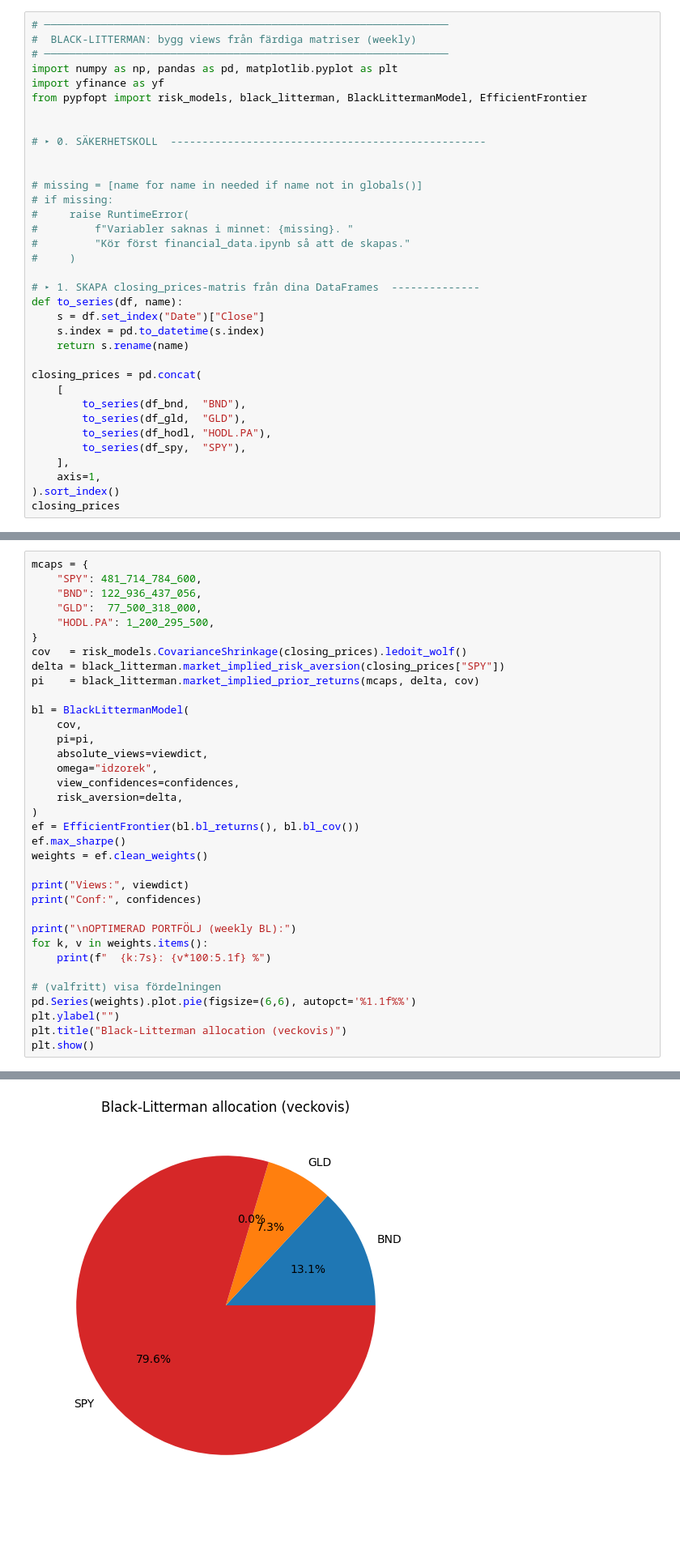
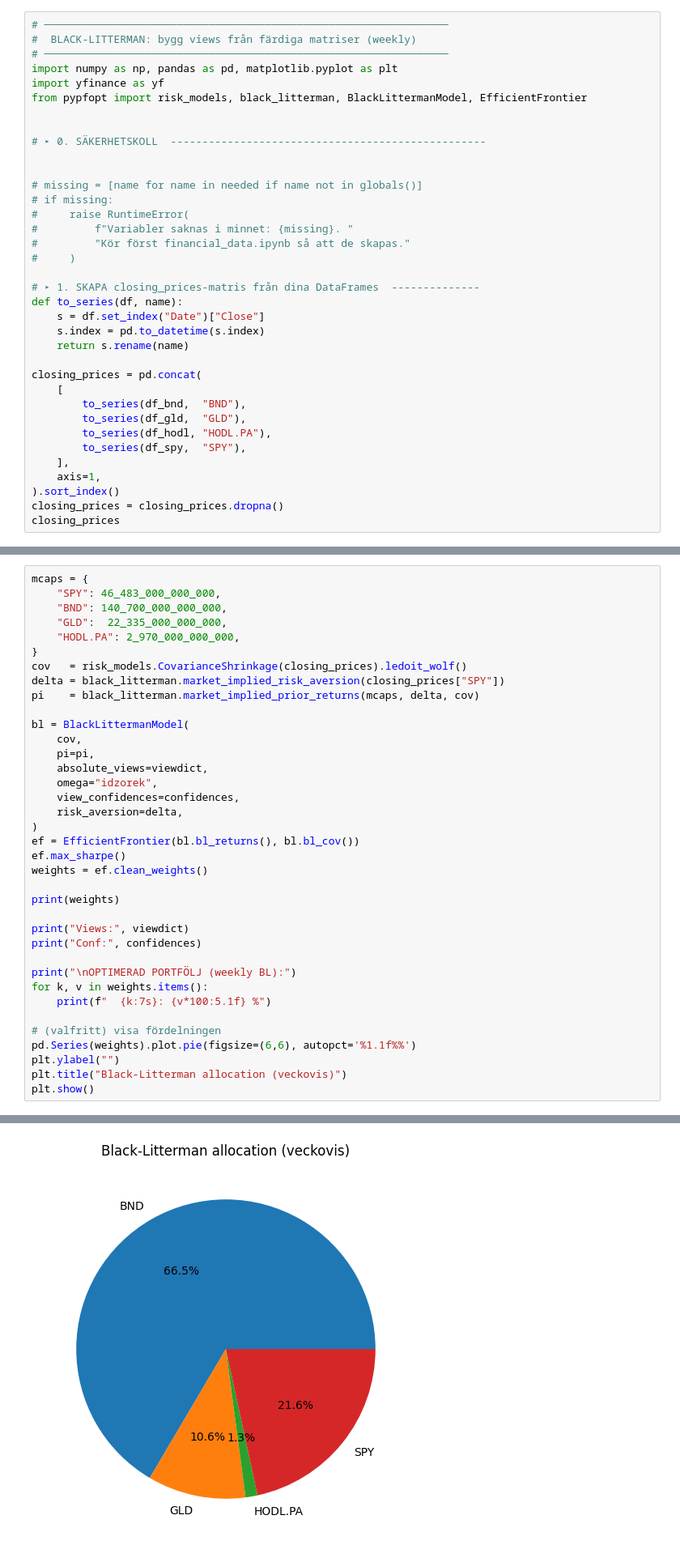
Before and after one commit to AlexanderJarvheden/PortfolioManagement-ML, a Jupyter notebook: bl2.ipynb, the cells around one changed output, grey strips where cells are left out. Shown at 81% size. Saved outputs shown, nothing was run; the diff lists cells and outputs as text; blank space fills up the shorter version.

```diff
--- a/bl2.ipynb
+++ b/bl2.ipynb
@@ -62,6 +62,7 @@ closing_prices = pd.concat(
     ],
     axis=1,
 ).sort_index()
+closing_prices = closing_prices.dropna()
 closing_prices
 # %% [output]
 |  | BND | GLD | HODL.PA | SPY |
@@ -81,9 +82,9 @@ closing_prices
 # %%
 mcaps = {
-    "SPY": 481_714_784_600,
-    "BND": 122_936_437_056,
-    "GLD":  77_500_318_000,
-    "HODL.PA": 1_200_295_500,
+    "SPY": 46_483_000_000_000,
+    "BND": 140_700_000_000_000,
+    "GLD":  22_335_000_000_000,
+    "HODL.PA": 2_970_000_000_000,
 }
 cov   = risk_models.CovarianceShrinkage(closing_prices).ledoit_wolf()
 delta = black_litterman.market_implied_risk_aversion(closing_prices["SPY"])
@@ -101,6 +102,8 @@ ef = EfficientFrontier(bl.bl_returns(), bl.bl_cov())
 ef.max_sharpe()
 weights = ef.clean_weights()
 
+print(weights)
+
 print("Views:", viewdict)
 print("Conf:", confidences)
 
@@ -125 +129 @@ OPTIMERAD PORTFÖLJ (weekly BL):
-[figure, old version]
+[figure, new version]
```
Also changed, not shown: parts of 4 cells of this notebook, 2 other files.
